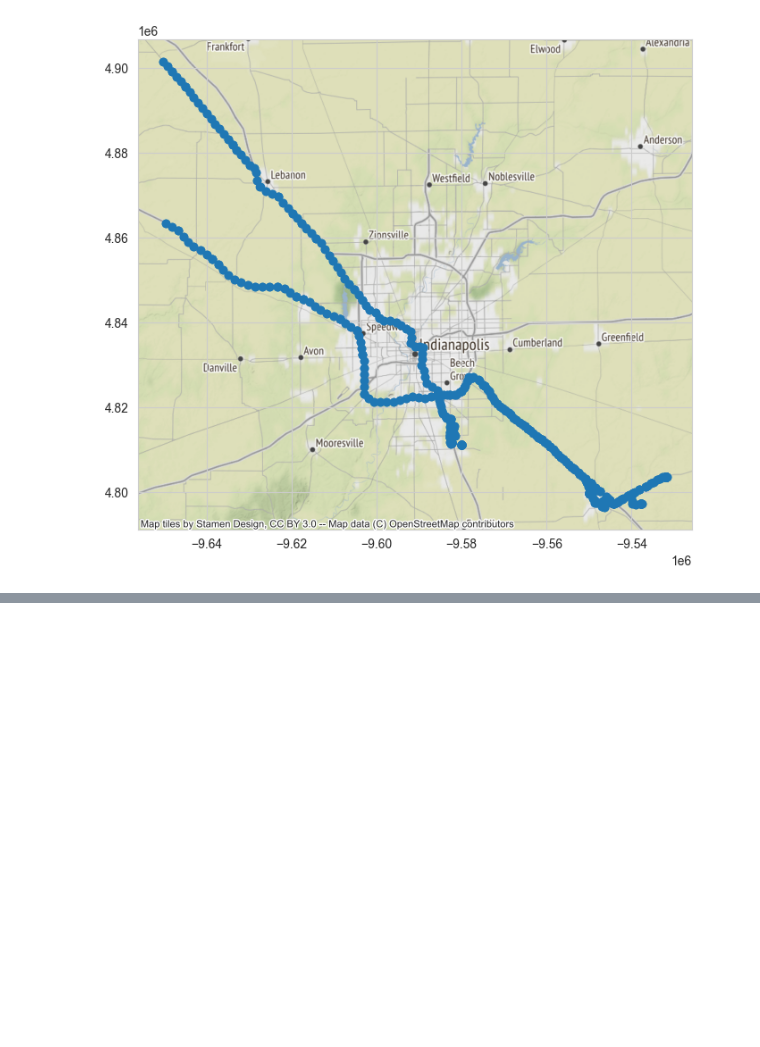
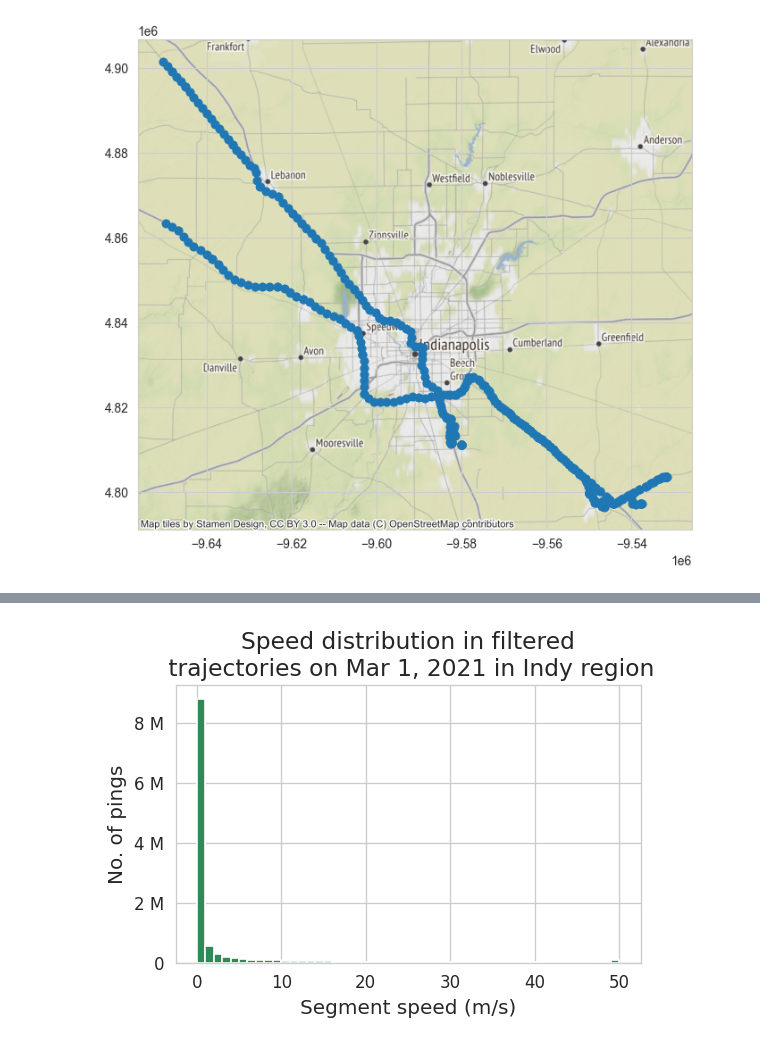
Before and after one commit to rvanxer/home_detection, a Jupyter notebook: code/2_Prepare_pings.ipynb, the cells around one changed output, grey strips where cells are left out. Saved outputs shown, nothing was run; the diff lists cells and outputs as text; code cells hidden in the pictures; blank space fills up the shorter version.

```diff
--- a/code/2_Prepare_pings.ipynb
+++ b/code/2_Prepare_pings.ipynb
@@ -462,0 +429,6 @@ java.io.IOException: Failed to delete: /tmp/blockmgr-66c2f596-f90d-466f-9167-a1d
+# %%
+ax = U.plot(xlab='Segment speed (m/s)', yeng=True, ylab='No. of pings',
+            size=(5, 3), dpi=120, title='Speed distribution in filtered'
+            '\n trajectories on Mar 1, 2021 in Indy region')
+%time _ = d2.speed.explode().clip(0, 50).hist(bins=50, ax=ax, color='seagreen') # t = 7s
+# %% [output]
@@ -462,0 +437 @@ java.io.IOException: Failed to delete: /tmp/blockmgr-66c2f596-f90d-466f-9167-a1d
+[figure, added]
```
Also changed, not shown: parts of 51 cells of this notebook, 44 other files.
